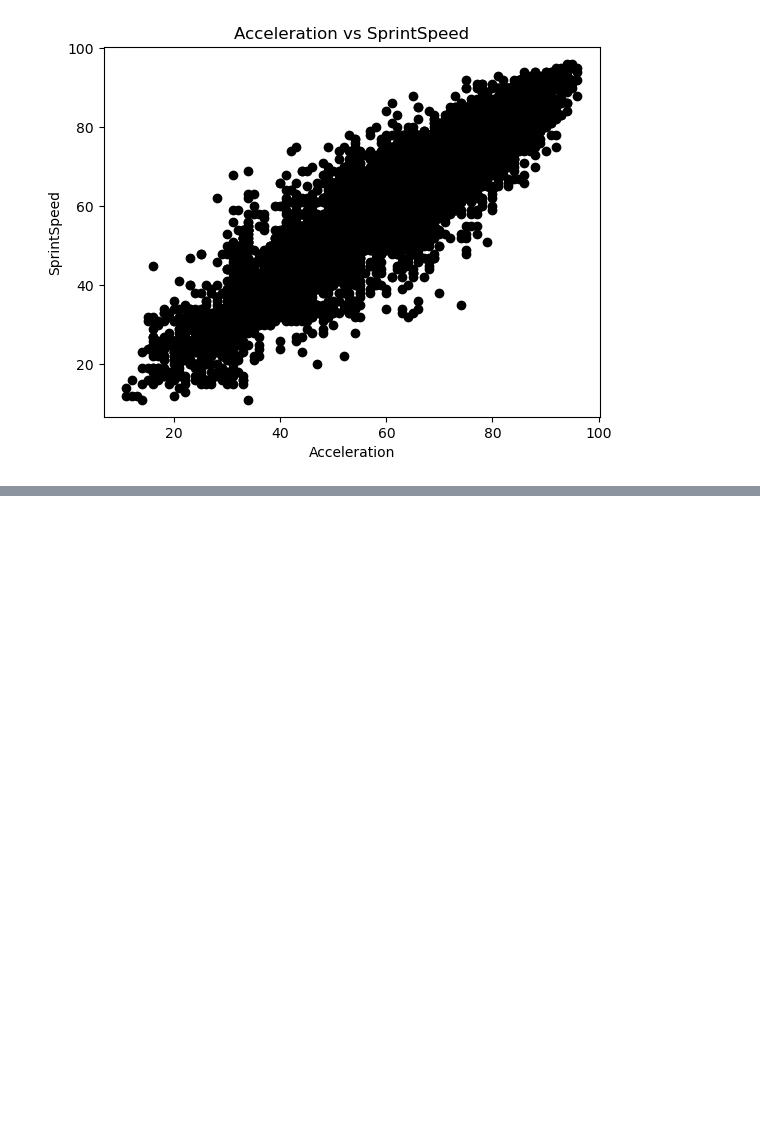
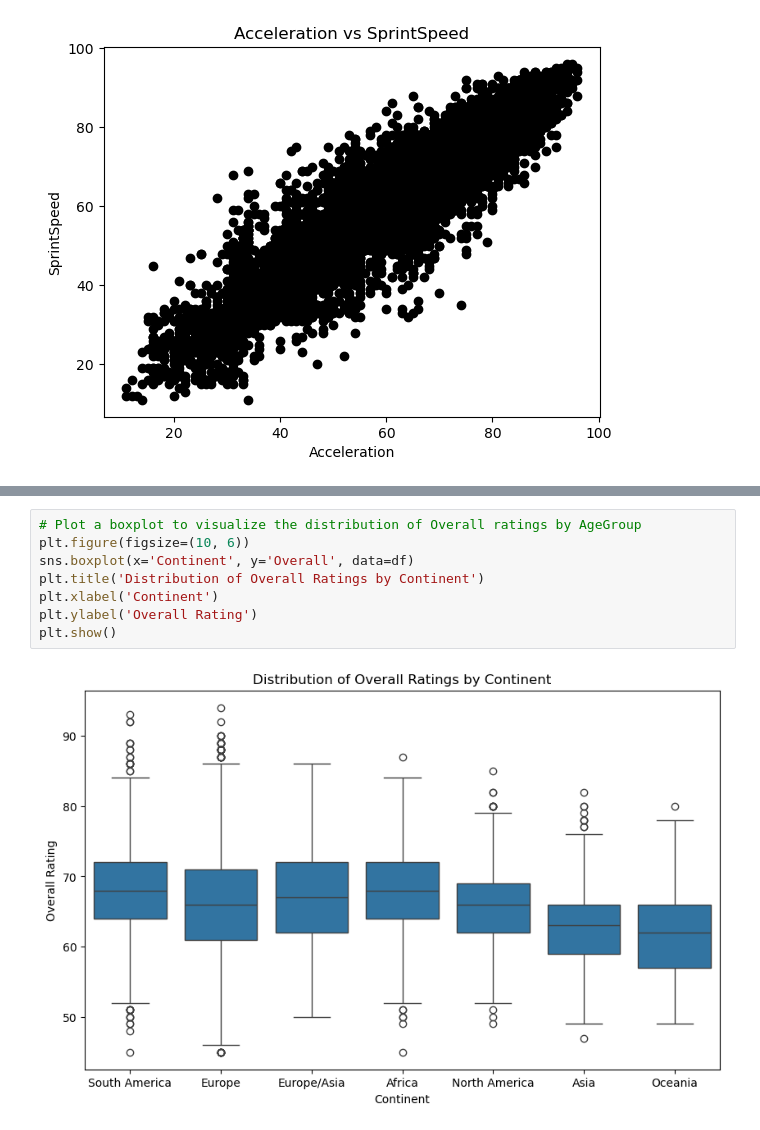
Before and after one commit to edwincm/ICTAK-DSA-B4, a Jupyter notebook: Project Files/Fifa Player Performance Analysis.ipynb, the cells around one changed output, grey strips where cells are left out. Saved outputs shown, nothing was run; the diff lists cells and outputs as text; blank space fills up the shorter version.

```diff
--- a/Project Files/Fifa Player Performance Analysis.ipynb
+++ b/Project Files/Fifa Player Performance Analysis.ipynb
@@ -568,0 +647,10 @@ plt.show()
+# %%
+# Plot a boxplot to visualize the distribution of Overall ratings by AgeGroup
+plt.figure(figsize=(10, 6))
+sns.boxplot(x='Continent', y='Overall', data=df)
+plt.title('Distribution of Overall Ratings by Continent')
+plt.xlabel('Continent')
+plt.ylabel('Overall Rating')
+plt.show()
+# %% [output]
+[figure, added]
```
Also changed, not shown: parts of 8 cells of this notebook.
